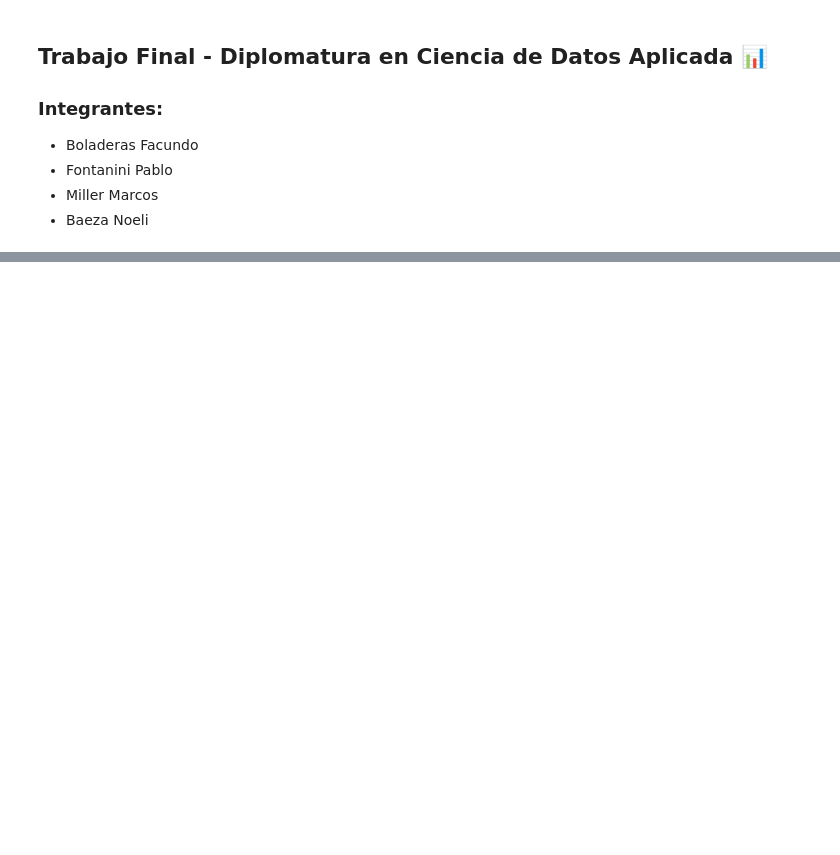
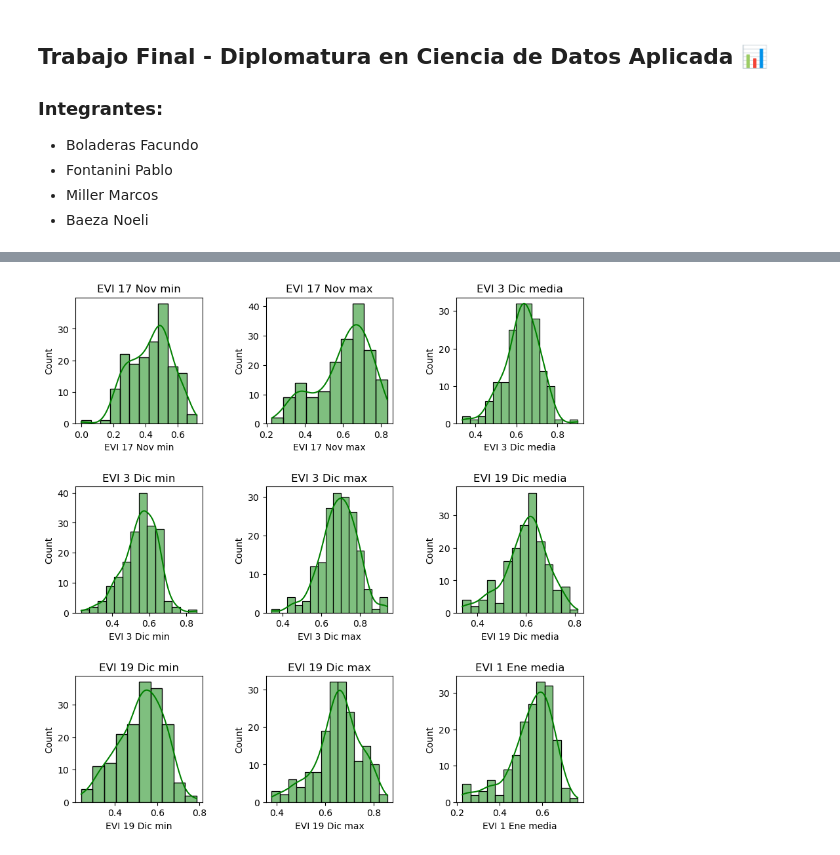
Before and after one commit to noelibaeza/FINAL_DIPLOMATURA, a Jupyter notebook: trabajo_final.ipynb, the cells around one changed output, grey strips where cells are left out. Saved outputs shown, nothing was run; the diff lists cells and outputs as text; code cells hidden in the pictures; blank space fills up the shorter version.

```diff
--- a/trabajo_final.ipynb
+++ b/trabajo_final.ipynb
@@ -37,0 +211,14 @@ df.dtypes
+# %%
+# Graficar
+fig, ax = plt.subplots (3,3, figsize=(10,10))
+plt.subplots_adjust(wspace=0.5, hspace=0.5)
+
+variables_numericas = ["EVI 17 Nov min", "EVI 17 Nov max", "EVI 3 Dic media", "EVI 3 Dic min", "EVI 3 Dic max", "EVI 19 Dic media", "EVI 19 Dic min", "EVI 19 Dic max", "EVI 1 Ene media"]
+
+for i, variable in enumerate(variables_numericas):
+    sns.histplot(df[variable], ax=ax[i//3, i%3], color="green", kde=True)
+    ax[i//3, i%3].set_title(variable)
+
+plt.show()
+# %% [output]
+[figure, added]
```
Also changed, not shown: parts of 34 cells of this notebook, 3 other files.
